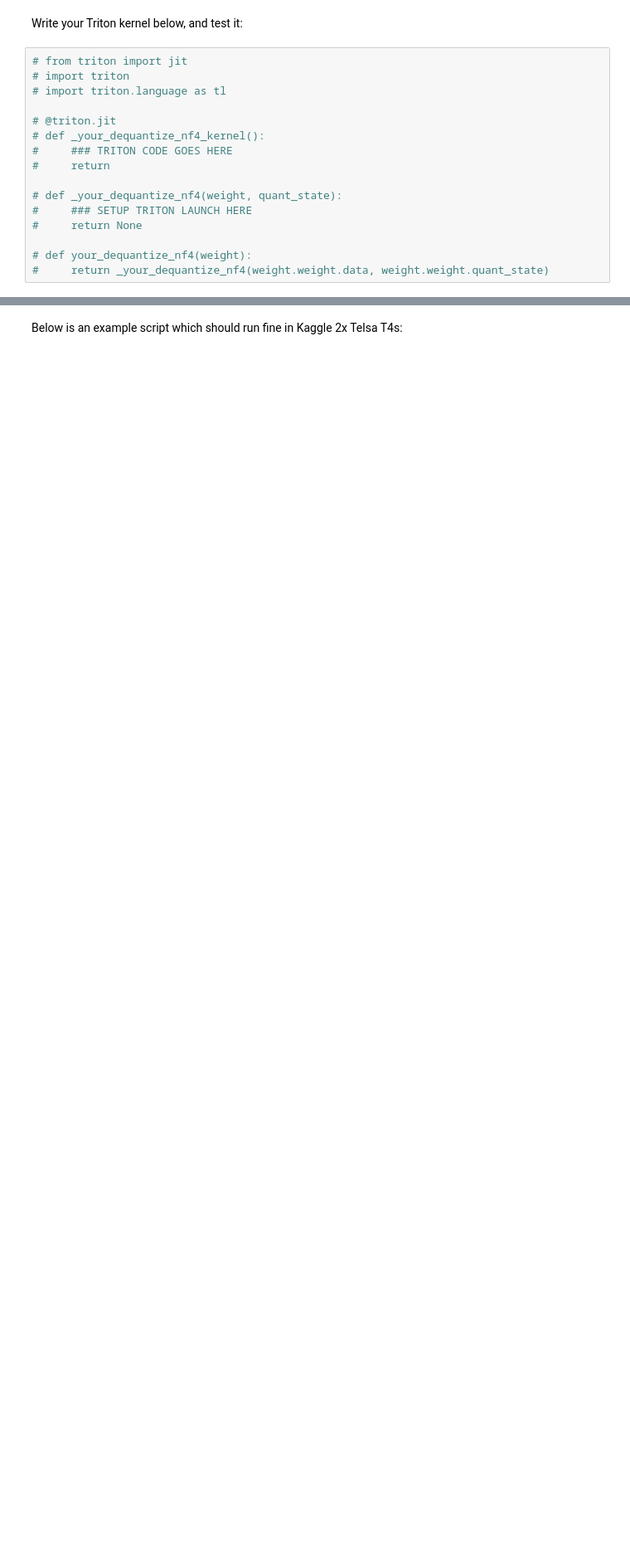
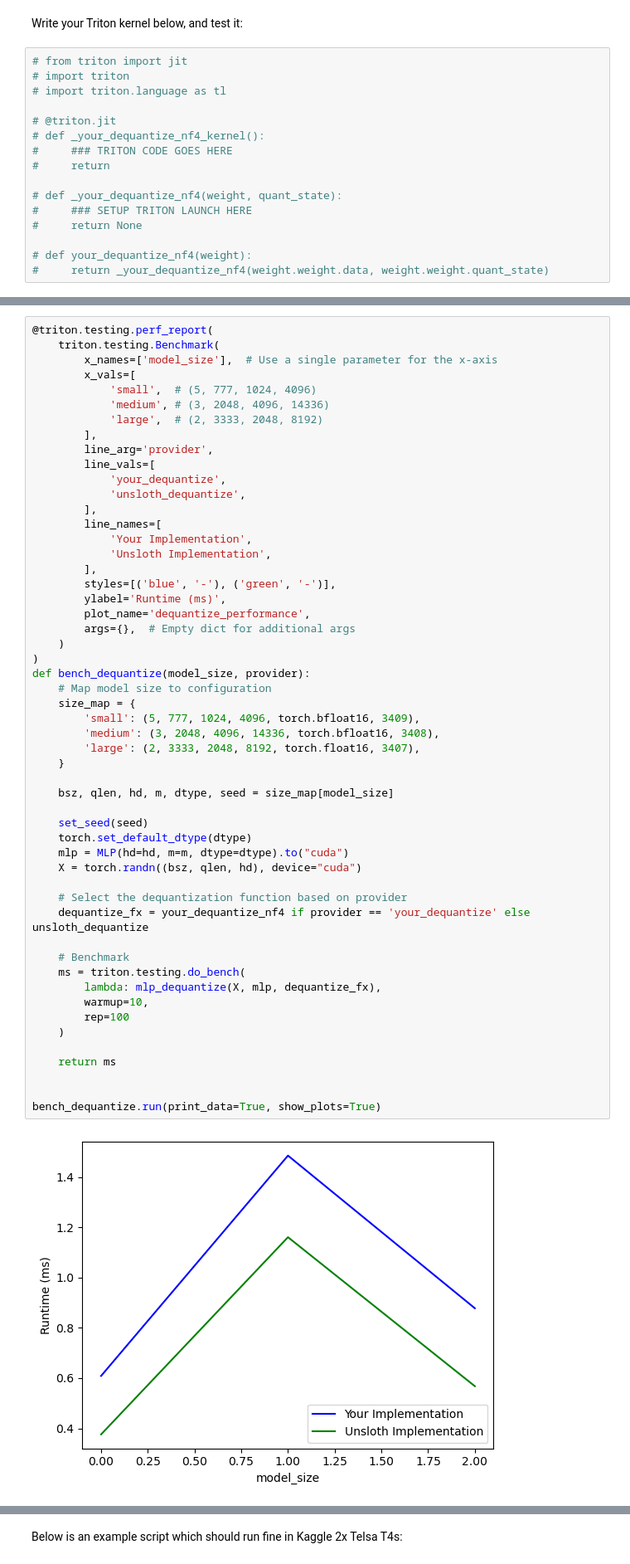
Before and after one commit to 0xEljh/unsloth-ai-feb2025, a Jupyter notebook: Unsloth_Puzzles.ipynb, the cells around one changed output, grey strips where cells are left out. Shown at 83% size. Saved outputs shown, nothing was run; the diff lists cells and outputs as text; blank space fills up the shorter version.

```diff
--- a/Unsloth_Puzzles.ipynb
+++ b/Unsloth_Puzzles.ipynb
@@ -457,0 +634,55 @@ def your_dequantize_nf4(weight):
+# %%
+@triton.testing.perf_report(
+    triton.testing.Benchmark(
+        x_names=['model_size'],  # Use a single parameter for the x-axis
+        x_vals=[
+            'small',  # (5, 777, 1024, 4096)
+            'medium', # (3, 2048, 4096, 14336)
+            'large',  # (2, 3333, 2048, 8192)
+        ],
+        line_arg='provider',
+        line_vals=[
+            'your_dequantize',
+            'unsloth_dequantize',
+        ],
+        line_names=[
+            'Your Implementation',
+            'Unsloth Implementation',
+        ],
+        styles=[('blue', '-'), ('green', '-')],
+        ylabel='Runtime (ms)',
+        plot_name='dequantize_performance',
+        args={},  # Empty dict for additional args
+    )
+)
+def bench_dequantize(model_size, provider):
+    # Map model size to configuration
+    size_map = {
+        'small': (5, 777, 1024, 4096, torch.bfloat16, 3409),
+        'medium': (3, 2048, 4096, 14336, torch.bfloat16, 3408),
+        'large': (2, 3333, 2048, 8192, torch.float16, 3407),
+    }
+
+    bsz, qlen, hd, m, dtype, seed = size_map[model_size]
+
+    set_seed(seed)
+    torch.set_default_dtype(dtype)
+    mlp = MLP(hd=hd, m=m, dtype=dtype).to("cuda")
+    X = torch.randn((bsz, qlen, hd), device="cuda")
+
+    # Select the dequantization function based on provider
+    dequantize_fx = your_dequantize_nf4 if provider == 'your_dequantize' else unsloth_dequantize
+
+    # Benchmark
+    ms = triton.testing.do_bench(
+        lambda: mlp_dequantize(X, mlp, dequantize_fx),
+        warmup=10,
+        rep=100
+    )
+
+    return ms
+
+
+bench_dequantize.run(print_data=True, show_plots=True)
+# %% [output]
+[figure, added]
```
Also changed, not shown: parts of 14 cells of this notebook.
